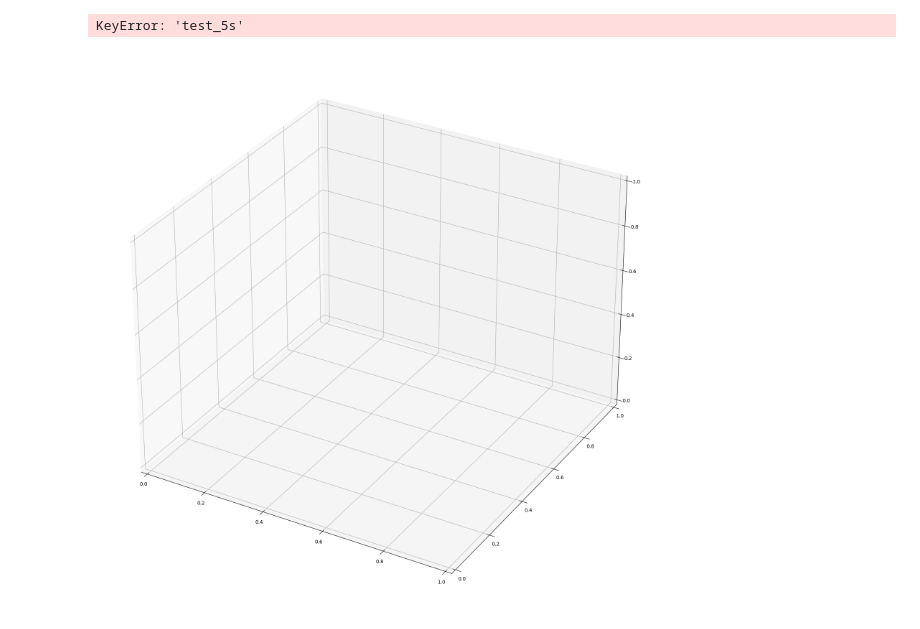
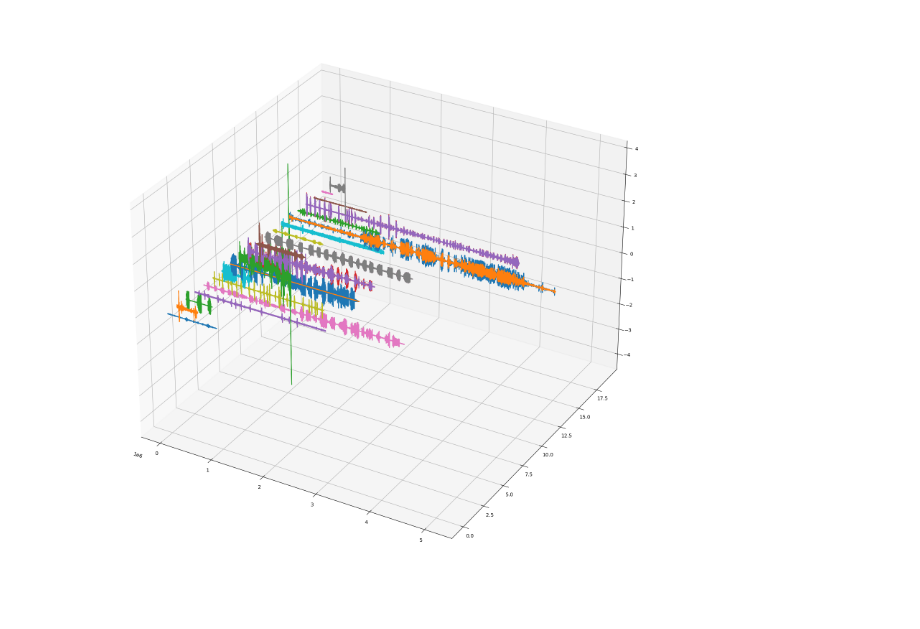
Before and after one commit to naiikaa/dll24, a Jupyter notebook: notebooks/xcm_explore.ipynb, the cells around one changed output. Drawn from its saved outputs; the diff is of its cells as text; code cells hidden in the pictures.

Commit message:
added audio_diffusion library and performed first tests

```diff
--- a/notebooks/xcm_explore.ipynb
+++ b/notebooks/xcm_explore.ipynb
@@ -5,13 +5,12 @@ dataset = load_dataset('DBD-research-group/BirdSet','XCM')
 # %%
 import matplotlib.pyplot as plt
 import soundfile as sf
 import numpy as np
 
 
 ax = plt.figure(figsize=(20,20)).add_subplot(projection='3d')
 for i in range(0,20):
-    data, sr = sf.read(dataset['test_5s'][i]['filepath'])
+    data, sr = sf.read(dataset['train'][i]['filepath'])
     ax.plot(np.arange(0,len(data)),data,zs=i,zdir='y')
 # %% [output]
-KeyError: 'test_5s'
-[figure, old version]
+[figure, new version]
```
Also changed, not shown: 1 other file.
